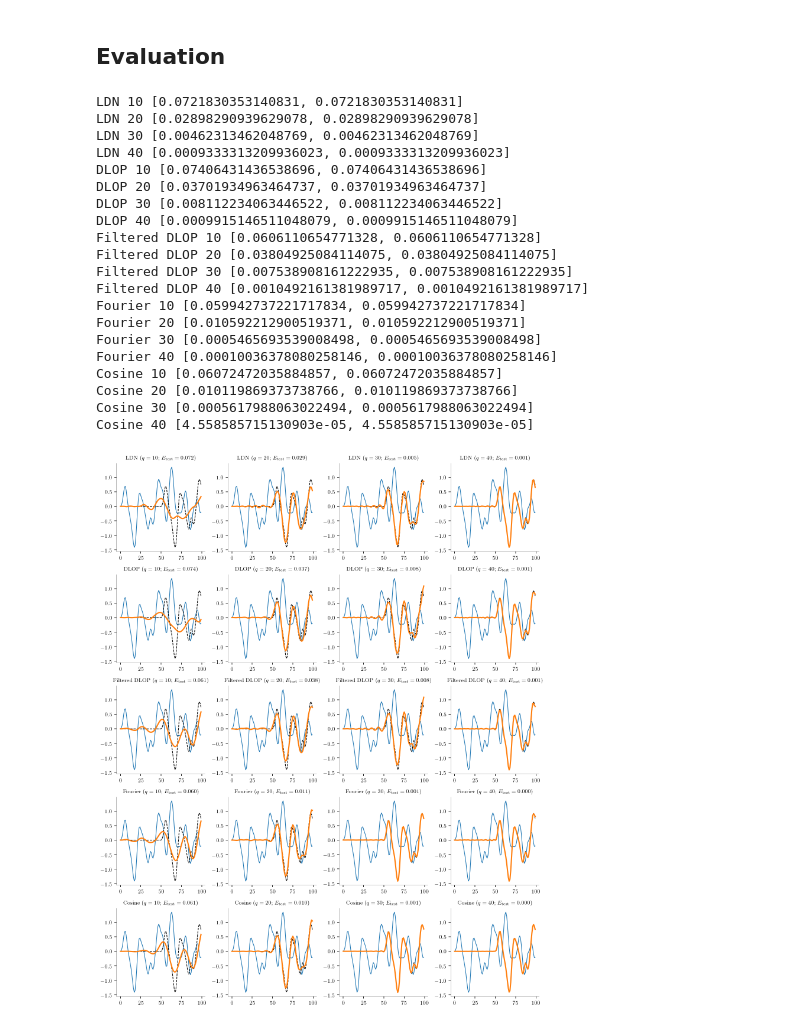
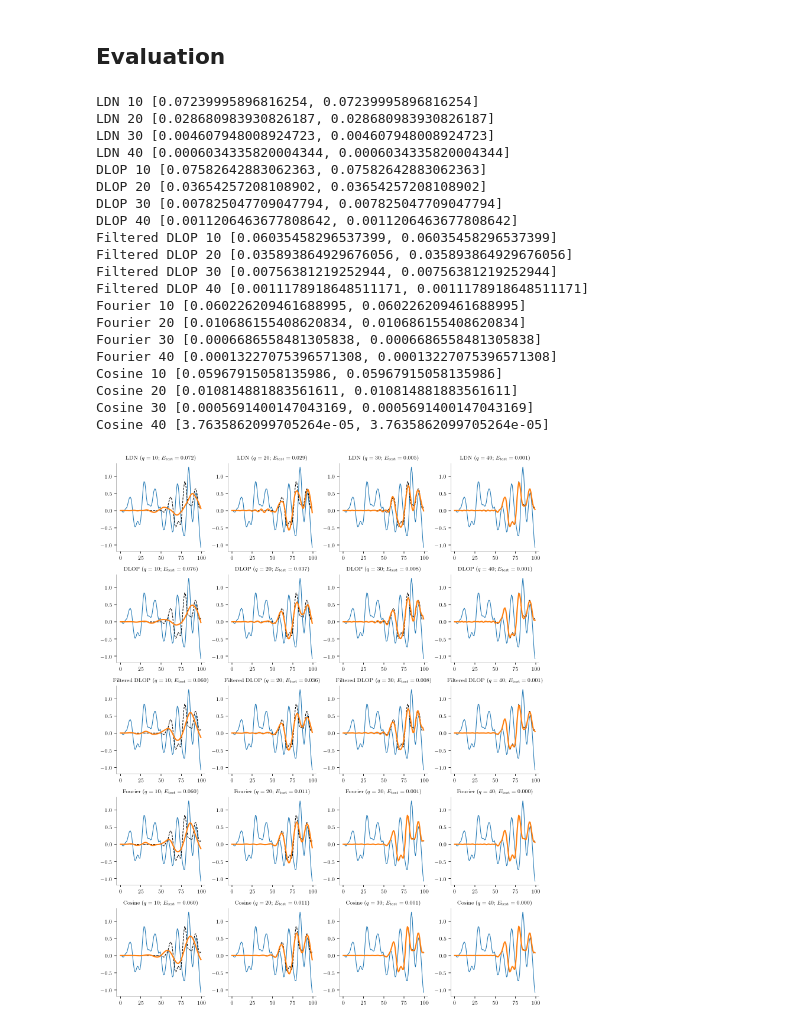
Before and after one commit to astoeckel/temporal_basis_transformation_network, a Jupyter notebook: notebooks/learn_delay.ipynb, the cells around one changed output. Saved outputs shown, nothing was run; the diff lists cells and outputs as text; code cells hidden in the pictures.

```diff
--- a/notebooks/learn_delay.ipynb
+++ b/notebooks/learn_delay.ipynb
@@ -37,7 +37,7 @@ class FilteredGaussianSignal:
                  freq_high=1.0,
                  order=4,
                  dt=1e-3,
-                 rng=np.random,
+                 rng=None,
                  rms=0.5):
         assert (not freq_low is None) or (not freq_high is None)
 
@@ -89,7 +89,7 @@ class FilteredGaussianSignal:
         return ys
 
 # Function used to generate the input/target sample pairs
-def generate_dataset(N_smpls, N, theta, rng=np.random):
+def generate_dataset(N_smpls, N, theta, rng):
     N_delay = int(np.clip(np.floor(N * theta), 0, N))
     sig = FilteredGaussianSignal(N_smpls, dt=1.0 / N, freq_high=10.0, rng=rng)
     xs = sig(N).T
@@ -99,14 +99,14 @@ def generate_dataset(N_smpls, N, theta, rng=np.random):
 # %% [markdown]
 ## Network
 # %%
-def learn_delay(H, theta=0.5, N_smpls_train=10000, N_smpls_test=10000, rng=np.random):
+def learn_delay(H, theta=0.5, N_smpls_train=10000, N_smpls_test=10000, rng=None):
     # Extract the number of basis functions and the number of samples from the
     # given matrix N
     q, N = H.shape
 
     # Generate the training and test dataset
-    xs_train, ys_train = generate_dataset(N_smpls_train, N, theta)
-    xs_test, ys_test = generate_dataset(N_smpls_test, N, theta)
+    xs_train, ys_train = generate_dataset(N_smpls_train, N, theta, rng=rng)
+    xs_test, ys_test = generate_dataset(N_smpls_test, N, theta, rng=rng)
 
     # Build the model
     model = tf.keras.models.Sequential([
@@ -130,55 +130,57 @@ BASES = (
     (lambda *args: bases.lowpass_filter_basis(bases.mk_dlop_basis(*args)), "Filtered DLOP"),
     (bases.mk_fourier_basis, "Fourier"),
     (bases.mk_cosine_basis, "Cosine"),
 )
 
 # QS to try
 QS = [10, 20, 30, 40]
 
 # Create a grid of plots
 fig, axs = plt.subplots(len(BASES), len(QS), figsize=(2.5 * len(QS), 2.5 * len(BASES)), constrained_layout=True)
 
 # Dataset we're plotting as a visualisation
 N, theta = 100, 0.5
-(xs_plot,), (ys_plot,) = generate_dataset(1, N, theta)
+rng = np.random.RandomState(15201)
+(xs_plot,), (ys_plot,) = generate_dataset(1, N, theta, rng=rng)
 
 for i, (basis_ctor, basis_name) in enumerate(BASES):
     for j, q in enumerate(QS):
         # Generate the basis
         H = basis_ctor(q, N)
 
         # Learn the delay
-        score, W = learn_delay(H, theta)
+        rng = np.random.RandomState(729241)
+        score, W = learn_delay(H, theta, rng=rng)
 
         # Plot the result
         As = TemporalBasisTrafo(H)(xs_plot).numpy()
         axs[i, j].plot(xs_plot, color='tab:blue', linewidth=1)
         axs[i, j].plot(ys_plot, color='k', linestyle='--', linewidth=1)
         axs[i, j].plot((As @ W), color='tab:orange', linewidth=2)
         axs[i, j].set_title('{} ($q = {}$; $E_\\mathrm{{test}} = {:0.3f}$)'.format(basis_name, q, score[1]))
 
         print(basis_name, q, score)
 # %% [output]
-LDN 10 [0.0721830353140831, 0.0721830353140831]
-LDN 20 [0.02898290939629078, 0.02898290939629078]
-LDN 30 [0.00462313462048769, 0.00462313462048769]
-LDN 40 [0.0009333313209936023, 0.0009333313209936023]
-DLOP 10 [0.07406431436538696, 0.07406431436538696]
-DLOP 20 [0.03701934963464737, 0.03701934963464737]
-DLOP 30 [0.008112234063446522, 0.008112234063446522]
-DLOP 40 [0.0009915146511048079, 0.0009915146511048079]
-Filtered DLOP 10 [0.0606110654771328, 0.0606110654771328]
-Filtered DLOP 20 [0.03804925084114075, 0.03804925084114075]
-Filtered DLOP 30 [0.007538908161222935, 0.007538908161222935]
-Filtered DLOP 40 [0.0010492161381989717, 0.0010492161381989717]
-Fourier 10 [0.059942737221717834, 0.059942737221717834]
-Fourier 20 [0.010592212900519371, 0.010592212900519371]
-Fourier 30 [0.0005465693539008498, 0.0005465693539008498]
-Fourier 40 [0.00010036378080258146, 0.00010036378080258146]
-Cosine 10 [0.06072472035884857, 0.06072472035884857]
-Cosine 20 [0.010119869373738766, 0.010119869373738766]
-Cosine 30 [0.0005617988063022494, 0.0005617988063022494]
-Cosine 40 [4.558585715130903e-05, 4.558585715130903e-05]
+LDN 10 [0.07239995896816254, 0.07239995896816254]
+LDN 20 [0.028680983930826187, 0.028680983930826187]
+LDN 30 [0.004607948008924723, 0.004607948008924723]
+LDN 40 [0.0006034335820004344, 0.0006034335820004344]
+DLOP 10 [0.07582642883062363, 0.07582642883062363]
+DLOP 20 [0.03654257208108902, 0.03654257208108902]
+DLOP 30 [0.007825047709047794, 0.007825047709047794]
+DLOP 40 [0.0011206463677808642, 0.0011206463677808642]
+Filtered DLOP 10 [0.06035458296537399, 0.06035458296537399]
+Filtered DLOP 20 [0.035893864929676056, 0.035893864929676056]
+Filtered DLOP 30 [0.00756381219252944, 0.00756381219252944]
+Filtered DLOP 40 [0.0011178918648511171, 0.0011178918648511171]
+Fourier 10 [0.060226209461688995, 0.060226209461688995]
+Fourier 20 [0.010686155408620834, 0.010686155408620834]
+Fourier 30 [0.0006686558481305838, 0.0006686558481305838]
+Fourier 40 [0.00013227075396571308, 0.00013227075396571308]
+Cosine 10 [0.05967915058135986, 0.05967915058135986]
+Cosine 20 [0.010814881883561611, 0.010814881883561611]
+Cosine 30 [0.0005691400147043169, 0.0005691400147043169]
+Cosine 40 [3.7635862099705264e-05, 3.7635862099705264e-05]
-[figure, old version]
+[figure, new version]
 # %%
 fig.savefig('learn_delay_plot.pdf', bbox_inches='tight', transparent=True)
```
